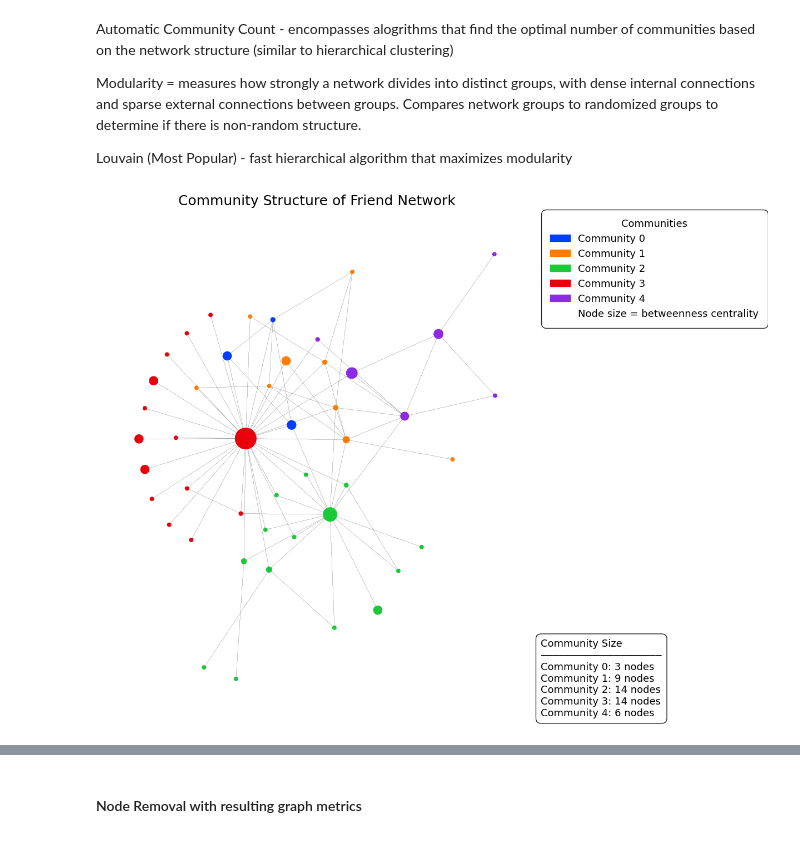
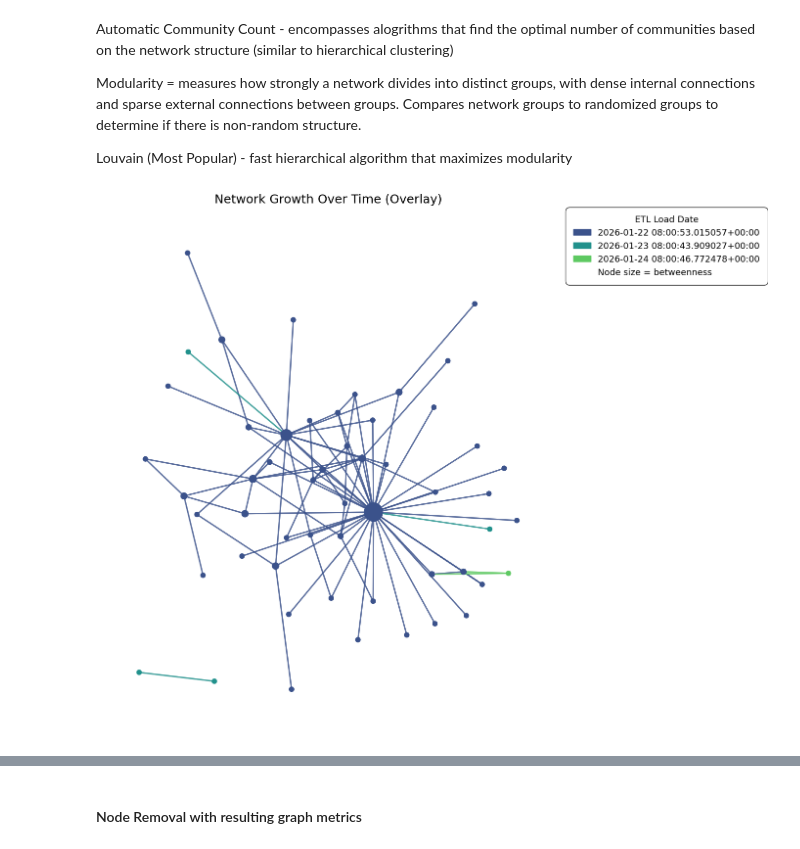
Before and after one commit to brandon841/analytics_report, a Jupyter notebook: friend_analytics.ipynb, the cells around one changed output, grey strips where cells are left out. Drawn from its saved outputs; the diff is of its cells as text; code cells hidden in the pictures.

Commit message:
new animation for friend network

```diff
--- a/friend_analytics.ipynb
+++ b/friend_analytics.ipynb
@@ -310,62 +271,74 @@ Louvain (Most Popular) - fast hierarchical algorithm that maximizes modularity
 import community as community_louvain
 communities = community_louvain.best_partition(G)
 # %%
-# Creating color map for communities
 import matplotlib.patches as mpatches
-# unique_communities = sorted(set(communities.values()))
-# community_to_color = {comm: plt.cm.Set1(i / max(1, len(unique_communities)-1)) for i, comm in enumerate(unique_communities)}
+import matplotlib.pyplot as plt
+import networkx as nx
+import seaborn as sns
+import numpy as np
 
-import seaborn as sns
-unique_communities = sorted(set(communities.values()))
-palette = sns.color_palette("bright", len(unique_communities))
-community_to_color = {comm: palette[i] for i, comm in enumerate(unique_communities)}
-colors = [community_to_color[communities[node]] for node in G.nodes()]
+# Get unique ETL dates sorted chronologically
+unique_etl_dates = sorted(merged_df['etl_loaded_at_friend'].dropna().unique())
+palette = sns.color_palette("viridis", len(unique_etl_dates))
+etl_to_color = {etl: palette[i] for i, etl in enumerate(unique_etl_dates)}
 
-node_size = [
-    v * 1000 for v in betweenness_centrality.values()
-]  # set up nodes size for a nice graph representation
-fig, ax = plt.subplots(figsize=(10, 12))
+fig, ax = plt.subplots(figsize=(12, 14))
 font_family = 'DejaVu Sans'
 font_size = 13
 
-nx.draw_networkx(G, pos=pos, node_color=colors, node_size=node_size, with_labels=False, width=0.15, cmap='tab10', ax=ax)
+# Use consistent layout
+pos = nx.spring_layout(G, iterations=15, seed=1721)
 
-# Add legend with correct color mapping for community names
-patches = [mpatches.Patch(color=community_to_color[comm], label=f'Community {comm}') for comm in unique_communities]
-# Add a dummy patch for node size explanation
-patches.append(mpatches.Patch(color='none', label='Node size = betweenness centrality'))
-legend = ax.legend(handles=patches, loc='upper left', bbox_to_anchor=(1.02, 1.0), title='Communities',
+# Draw edges layer by layer with different colors/alpha
+for idx, etl_date in enumerate(unique_etl_dates):
+    # Get edges for this specific date
+    edges_at_date = merged_df[merged_df['etl_loaded_at_friend'] == etl_date]
+
+    # Create edge list
+    edge_list = [(row['parent_id'], row['friend_id']) for _, row in edges_at_date.iterrows()]
+
+    # Draw edges for this date with specific color
+    nx.draw_networkx_edges(
+        G, pos, edgelist=edge_list,
+        edge_color=[etl_to_color[etl_date]],
+        width=2.0,
+        alpha=0.6,
+        ax=ax
+    )
+
+# Draw nodes (colored by community or betweenness)
+betweenness_centrality = nx.betweenness_centrality(G)
+node_sizes = [v * 1000 + 50 for v in betweenness_centrality.values()]
+
+# Color nodes by their first appearance date
+node_to_first_etl = {}
+for _, row in merged_df.iterrows():
+    for node in [row['parent_id'], row['friend_id']]:
+        if node not in node_to_first_etl:
+            node_to_first_etl[node] = row['etl_loaded_at_friend']
+        else:
+            node_to_first_etl[node] = min(node_to_first_etl[node], row['etl_loaded_at_friend'])
+
+node_colors = [etl_to_color.get(node_to_first_etl.get(node), palette[0]) for node in G.nodes()]
+
+nx.draw_networkx_nodes(G, pos, node_color=node_colors, node_size=node_sizes, ax=ax)
+# nx.draw_networkx_labels(G, pos, font_size=8, font_family=font_family, ax=ax)
+
+# Add legend for ETL dates
+patches = [mpatches.Patch(color=etl_to_color[etl], label=f'{etl}') for etl in unique_etl_dates]
+patches.append(mpatches.Patch(color='none', label='Node size = betweenness'))
+legend = ax.legend(handles=patches, loc='upper left', bbox_to_anchor=(1.02, 1.0),
+                   title='ETL Load Date',
                    fontsize=font_size, title_fontsize=font_size, frameon=True,
                    fancybox=True, shadow=False, edgecolor='black')
 legend.get_frame().set_boxstyle('round,pad=0.5')
 legend.get_frame().set_facecolor('white')
 legend.get_frame().set_alpha(0.85)
-plt.setp(legend.get_texts(), fontfamily=font_family)
-plt.setp(legend.get_title(), fontfamily=font_family)
 
-# Add centered title
-ax.set_title('Community Structure of Friend Network', fontsize=18, fontfamily=font_family, loc='center')
+ax.set_title('Network Growth Over Time (Overlay)', fontsize=18, fontfamily=font_family)
+ax.axis('off')
 
-# How big are communities? Add annotation in the bottom right for each community
-from collections import Counter
-count_dict = Counter(communities.values())
-sorted_dict = {key: value for key, value in sorted(count_dict.items(), key=lambda item: item[0], reverse=False)}
-
-# Build the text string with title and all communities
-annotation_text = "Community Size\n" + "─" * 20 + "\n"
-for k, v in sorted_dict.items():
-    annotation_text += f"Community {k}: {v} nodes\n"
-
-# Remove trailing newline
-annotation_text = annotation_text.rstrip('\n')
-
-x = 1.02
-y_start = 0.01
-ax.annotate(annotation_text, xy=(x, y_start), xycoords='axes fraction',
-            fontsize=font_size, ha='left', va='bottom', fontfamily=font_family,
-            bbox=dict(boxstyle='round,pad=0.5', fc='white', alpha=0.85, ec='black'))
-
-ax.axis("off")
-plt.savefig('community_plot.png', bbox_inches='tight')
+plt.savefig('network_overlay_timeline.png', bbox_inches='tight', dpi=150)
+plt.show()
 # %% [output]
-[figure, old version]
+[figure, new version]
```
Also changed, not shown: parts of 18 cells of this notebook, 3 other files.
